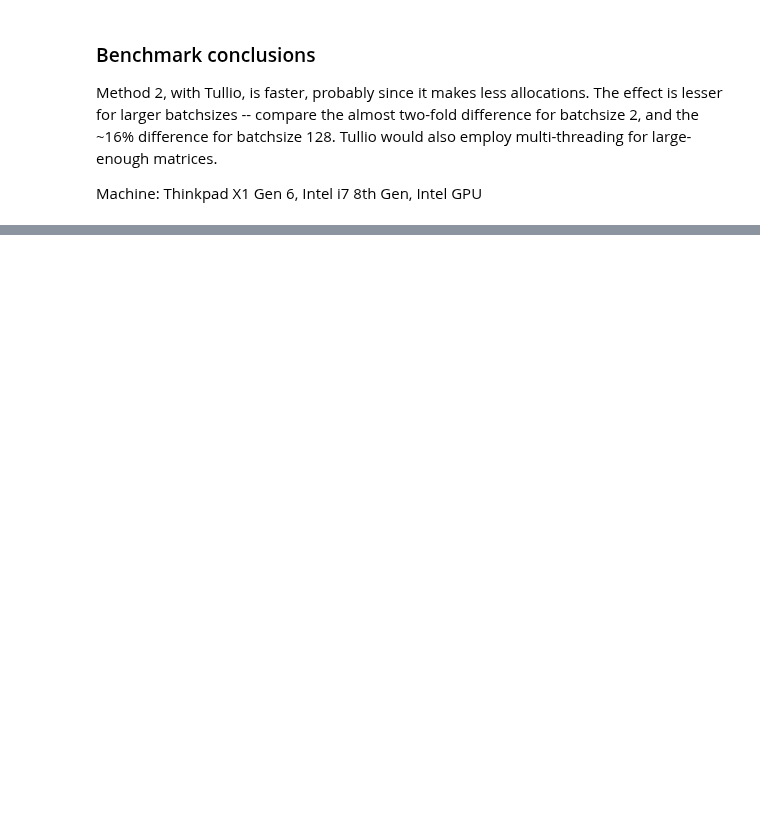
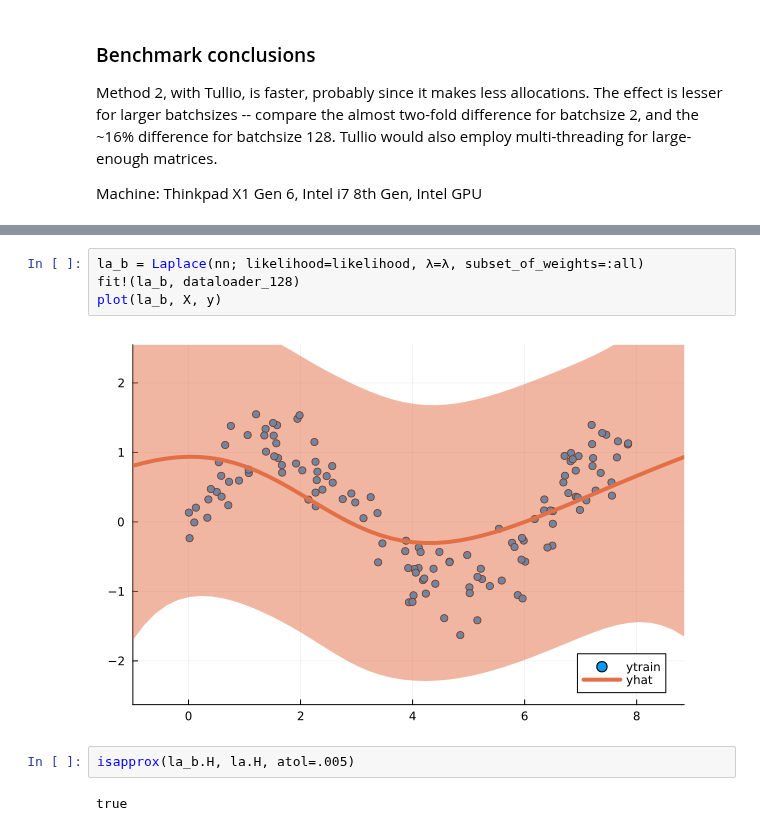
Before and after one commit to JuliaTrustworthyAI/LaplaceRedux.jl, a Jupyter notebook: dev/notebooks/batching/Trials-02.ipynb, the cells around one changed output, grey strips where cells are left out. Drawn from its saved outputs; the diff is of its cells as text; blank space fills up the shorter version.

```diff
--- a/dev/notebooks/batching/Trials-02.ipynb
+++ b/dev/notebooks/batching/Trials-02.ipynb
@@ -717,0 +662,10 @@ Machine: Thinkpad X1 Gen 6, Intel i7 8th Gen, Intel GPU
+# %%
+la_b = Laplace(nn; likelihood=likelihood, λ=λ, subset_of_weights=:all)
+fit!(la_b, dataloader_128)
+plot(la_b, X, y)
+# %% [output]
+[figure, added]
+# %%
+isapprox(la_b.H, la.H, atol=.005)
+# %% [output]
+true
```
Also changed, not shown: parts of 49 cells of this notebook, 6 other files.
